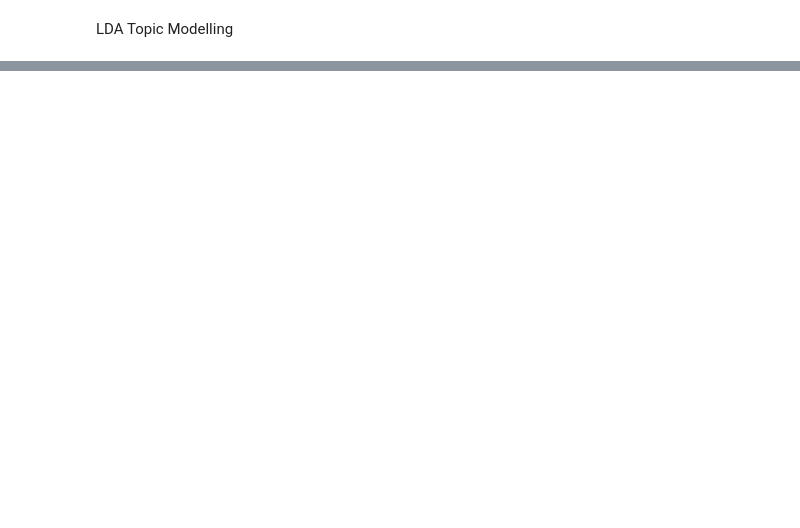
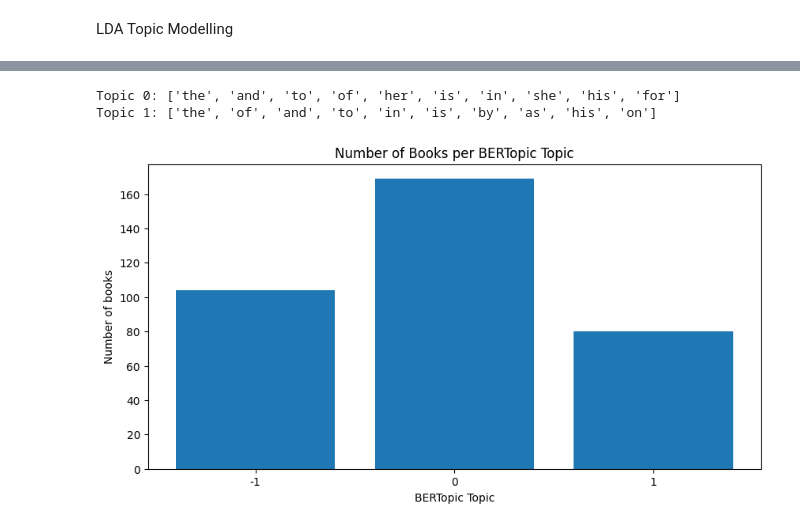
Before and after one commit to Elinab04/Book-Analysis, a Jupyter notebook: Book_Analysis.ipynb, the cells around one changed output, grey strips where cells are left out. Drawn from its saved outputs; the diff is of its cells as text; code cells hidden in the pictures; blank space fills up the shorter version.

```diff
--- a/Book_Analysis.ipynb
+++ b/Book_Analysis.ipynb
@@ -515,0 +658,3 @@ plt.show()
+# %%
+docs = df_lda["clean_description"].tolist()
+print("Number of documents:", len(docs))
@@ -515,0 +663,7 @@ plt.show()
+# %%
+#train Bertopic model
+from bertopic import BERTopic
+
+topic_model = BERTopic(language="english", calculate_probabilities=True, verbose=True)
+
+topics, probs = topic_model.fit_transform(docs)
@@ -515,0 +688,5 @@ plt.show()
+# %%
+#add Bertopic resutlts to dataframe
+df_lda["bertopic_topic"] = topics
+df_lda["bertopic_prob"] = [max(p) if p is not None else None for p in probs]
+df_lda[["title", "bertopic_topic", "bertopic_prob"]].head()
@@ -515,0 +737,23 @@ plt.show()
+# %%
+for topic_id in topic_info["Topic"]:
+    if topic_id != -1:
+        words = topic_model.get_topic(topic_id)
+        clean_words = [word for word, _ in words[:10]]
+        print(f"Topic {topic_id}: {clean_words}")
+# %% [output]
+Topic 0: ['the', 'and', 'to', 'of', 'her', 'is', 'in', 'she', 'his', 'for']
+Topic 1: ['the', 'of', 'and', 'to', 'in', 'is', 'by', 'as', 'his', 'on']
+# %%
+#plot Bertopic topic sizes
+topic_counts_bertopic = df_lda["bertopic_topic"].value_counts().sort_index()
+
+import matplotlib.pyplot as plt
+
+plt.figure(figsize=(10,5))
+plt.bar(topic_counts_bertopic.index.astype(str), topic_counts_bertopic.values)
+plt.xlabel("BERTopic Topic")
+plt.ylabel("Number of books")
+plt.title("Number of Books per BERTopic Topic")
+plt.show()
+# %% [output]
+[figure, added]
```
Also changed, not shown: parts of 37 cells of this notebook.
